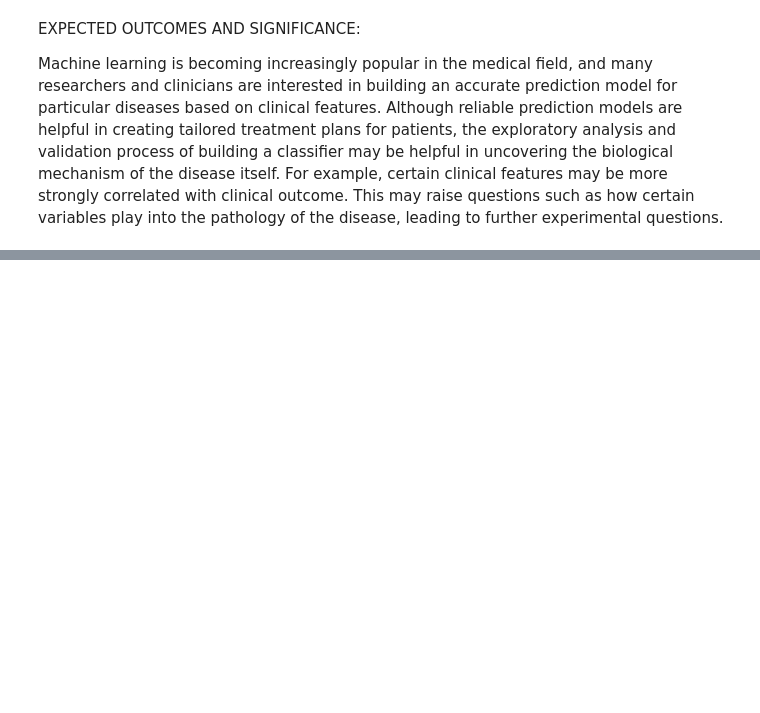
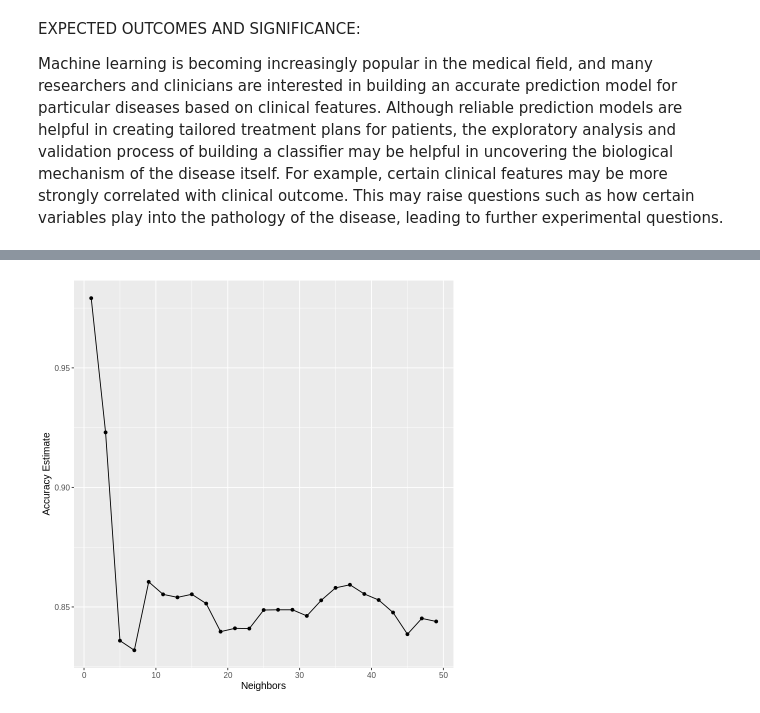
Before and after one commit to ArthurSol/heart_disease_analysis, a Jupyter notebook: Heart_disease_project.ipynb, the cells around one changed output, grey strips where cells are left out. Drawn from its saved outputs; the diff is of its cells as text; code cells hidden in the pictures; blank space fills up the shorter version.

Commit message:
Performed data analysis and model fitting on the training set

```diff
--- a/Heart_disease_project.ipynb
+++ b/Heart_disease_project.ipynb
@@ -229,0 +188,25 @@ Machine learning is becoming increasingly popular in the medical field, and many
+# %%
+set.seed(20) #Do not remove
+
+#Creating a K tune for training data
+knn_tune<-nearest_neighbor(weight_func = "rectangular", neighbors=tune())|>
+set_engine("kknn")|>
+set_mode("classification")
+
+#Specifiying the amount of K
+k_vals <- tibble(neighbors = seq(from = 1, to = 50, by = 2))
+
+heart_vfold<-vfold_cv(heart_training, v=10, strata = target)
+
+#Training the model
+knn_results <- workflow()|>
+add_recipe(heart_recipe)|>
+add_model(knn_spec)|>
+tune_grid(resamples=heart_vfold, grid=k_vals)|>
+collect_metrics()
+
+#Checking Accuracies
+accuracies <- knn_results |>
+  filter(.metric == "accuracy")
+
+accuracies
@@ -229,0 +233,12 @@ Machine learning is becoming increasingly popular in the medical field, and many
+# %%
+set.seed(20)
+#Plotting Accuracies
+accuracy_vs_k <- ggplot(accuracies, aes(x = neighbors, y = mean)) +
+  geom_point() +
+  geom_line() +
+  labs(x = "Neighbors", y = "Accuracy Estimate") +
+  theme(text = element_text(size = 12))
+
+accuracy_vs_k
+# %% [output]
+[figure, added]
```
Also changed, not shown: parts of 14 cells of this notebook.
